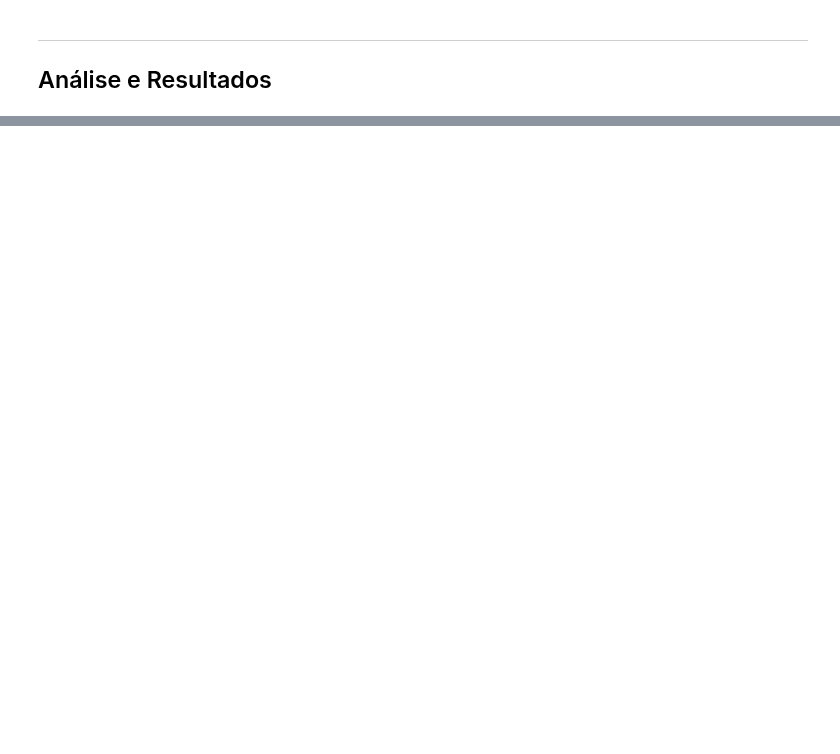
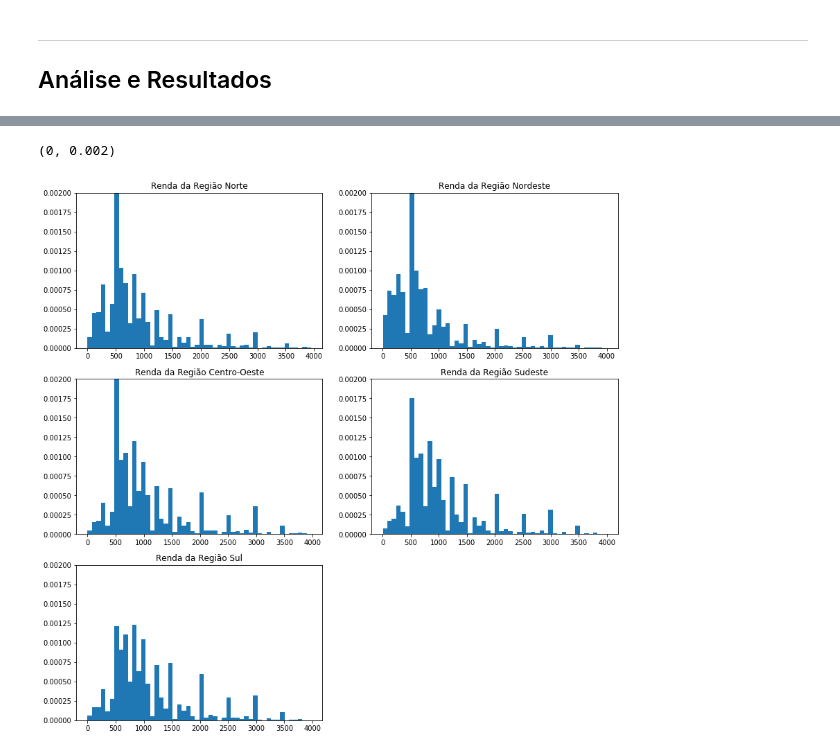
Before and after one commit to Alexandreae/Dados2018, a Jupyter notebook: Projeto1/Projeto1 Layout.ipynb, the cells around one changed output, grey strips where cells are left out. Saved outputs shown, nothing was run; the diff lists cells and outputs as text; code cells hidden in the pictures; blank space fills up the shorter version.

```diff
--- a/Projeto1/Projeto1 Layout.ipynb
+++ b/Projeto1/Projeto1 Layout.ipynb
@@ -234,0 +170,29 @@ Analisando esse gráfico, a diminuição no analfabetismo e o aumento dos ensino
+# %%
+fig = plt.figure(figsize=(14,14))
+plt.subplot(321)
+plt.hist(pnad.V9532[(pnad.V9532 < 4000) & (pnad.UF > 10) & (pnad.UF < 20)],normed=1,bins=50)
+plt.title("Renda da Região Norte")
+plt.ylim(0,0.002)
+
+plt.subplot(322)
+plt.hist(pnad.V9532[(pnad.V9532 < 4000) & (pnad.UF > 20) & (pnad.UF < 30)],normed=1,bins=50)
+plt.title("Renda da Região Nordeste")
+plt.ylim(0,0.002)
+
+plt.subplot(323)
+plt.hist(pnad.V9532[(pnad.V9532 < 4000) & (pnad.UF > 50) & (pnad.UF < 60)],normed=1,bins=50)
+plt.title("Renda da Região Centro-Oeste")
+plt.ylim(0,0.002)
+
+plt.subplot(324)
+plt.hist(pnad.V9532[(pnad.V9532 < 4000) & (pnad.UF > 30) & (pnad.UF < 40)],normed=1,bins=50)
+plt.title("Renda da Região Sudeste")
+plt.ylim(0,0.002)
+
+plt.subplot(325)
+plt.hist(pnad.V9532[(pnad.V9532 < 4000) & (pnad.UF > 40) & (pnad.UF < 50)],normed=1,bins=50)
+plt.title("Renda da Região Sul")
+plt.ylim(0,0.002)
+# %% [output]
+(0, 0.002)
+[figure, added]
```
Also changed, not shown: parts of 36 cells of this notebook.
